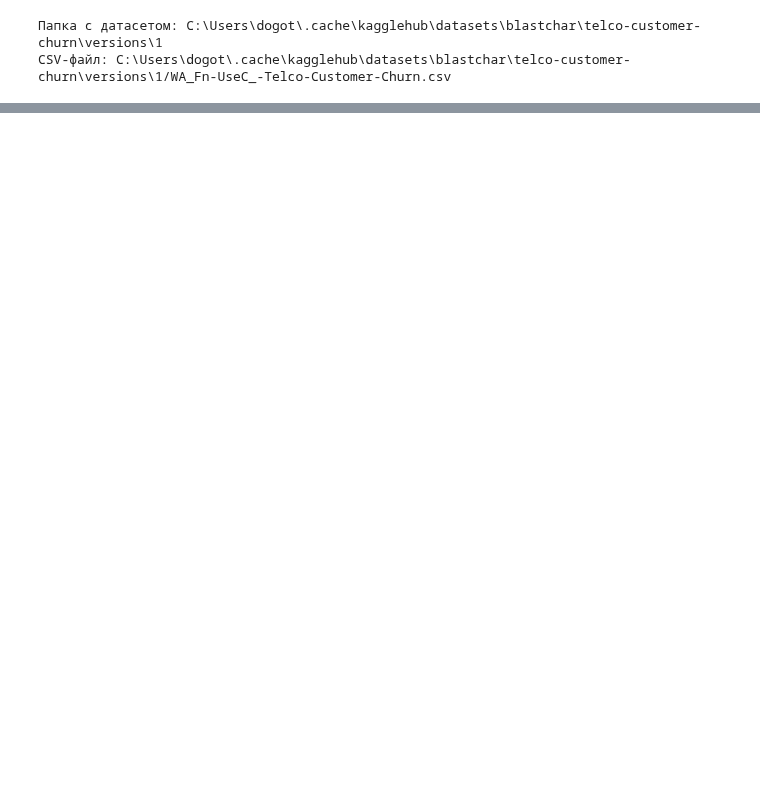
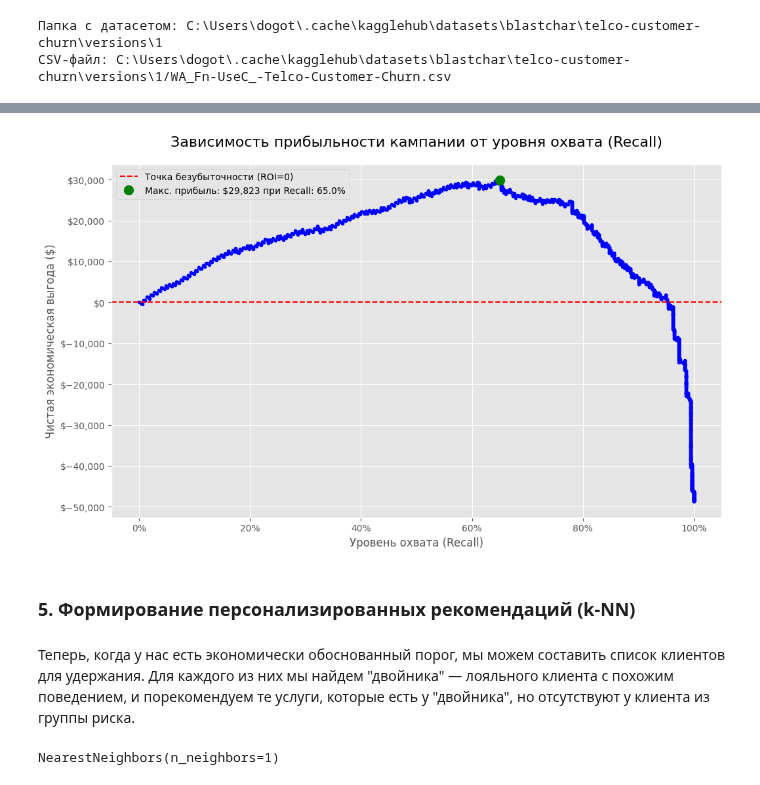
Before and after one commit to DgtrDN/diplom, a Jupyter notebook: diplom_telco_customer.ipynb, the cells around one changed output, grey strips where cells are left out. Drawn from its saved outputs; the diff is of its cells as text; code cells hidden in the pictures; blank space fills up the shorter version.

```diff
--- a/diplom_telco_customer.ipynb
+++ b/diplom_telco_customer.ipynb
@@ -1297,0 +183,5 @@ print("\\nГрафик сохранен в файл 'profitability_vs_recall.png
+# %%
+# 3. Группы по сроку пользования услугами
+bins = [0, 12, 48, 100]
+labels = ['New', 'Established', 'Loyal']
+df['TenureGroup'] = pd.cut(df['tenure'], bins=bins, labels=labels, right=False)
@@ -1297,0 +190,3 @@ print("\\nГрафик сохранен в файл 'profitability_vs_recall.png
+# %%
+# Копирую датафрейм для последующего использования в k-NN (с оригинальными значениями)
+df_orig_for_knn = df.copy()
@@ -1297,0 +329,10 @@ print("\\nГрафик сохранен в файл 'profitability_vs_recall.png
+# %%
+# Итоговое сравнение всех моделей
+print("\nИтоги по всем моделям")
+sorted_results = sorted(results.items(), key=lambda item: item[1], reverse=True)
+
+for model_name, score in sorted_results:
+    print(f"Модель: {model_name:<20} | ROC AUC: {score:.4f}")
+
+best_model_name = sorted_results[0][0]
+print(f"\nЛучшая модель: {best_model_name} с ROC AUC = {sorted_results[0][1]:.4f}")
@@ -1297,0 +644,11 @@ print("\\nГрафик сохранен в файл 'profitability_vs_recall.png
+# %%
+# Определение лучшей модели из результатов Optuna
+
+# Нахожу модель с максимальным 'best_score'
+best_model_name = max(optimized_results, key=lambda model: optimized_results[model]['best_score'])
+best_model_info = optimized_results[best_model_name]
+best_params = best_model_info['best_params']
+
+print(f"Лучшая модель по итогам оптимизации: {best_model_name}")
+print(f"Лучший ROC AUC: {best_model_info['best_score']:.4f}")
+print(f"Оптимальные параметры: {best_params}")
@@ -1297,0 +802,31 @@ print("\\nГрафик сохранен в файл 'profitability_vs_recall.png
+# %%
+# Визуализация экономической эффективности
+plt.figure(figsize=(12, 7))
+plt.plot(recall, profits, marker='.', linestyle='-', color='b')
+plt.axhline(0, color='r', linestyle='--', label='Точка безубыточности (ROI=0)')
+plt.plot(optimal_recall, max_profit, 'go', markersize=10, label=f"Макс. прибыль: ${max_profit:,.0f} при Recall: {optimal_recall:.1%}")
+
+plt.title('Зависимость прибыльности кампании от уровня охвата (Recall)', fontsize=16, pad=20)
+plt.xlabel('Уровень охвата (Recall)', fontsize=12)
+plt.ylabel('Чистая экономическая выгода ($)', fontsize=12)
+plt.gca().xaxis.set_major_formatter(mticker.PercentFormatter(xmax=1.0))
+plt.gca().yaxis.set_major_formatter(mticker.StrMethodFormatter('${x:,.0f}'))
+plt.legend()
+plt.grid(True)
+plt.show()
+# %% [output]
+[figure, added]
+# %% [markdown]
+### 5. Формирование персонализированных рекомендаций (k-NN)
+# %% [markdown]
+Теперь, когда у нас есть экономически обоснованный порог, мы можем составить список клиентов для удержания. Для каждого из них мы найдем "двойника" — лояльного клиента с похожим поведением, и порекомендуем те услуги, которые есть у "двойника", но отсутствуют у клиента из группы риска.
+# %%
+# Подготовка данных для k-NN
+# Обучаю k-NN на лояльных клиентах из ТРЕНИРОВОЧНОЙ выборки
+X_train_loyal_scaled = X_train[y_train == 0]
+X_train_loyal_orig = X_train_orig_knn[y_train == 0]
+
+knn = NearestNeighbors(n_neighbors=1, algorithm='auto')
+knn.fit(X_train_loyal_scaled)
+# %% [output]
+NearestNeighbors(n_neighbors=1)
```
Also changed, not shown: parts of 161 cells of this notebook, 7 other files.
